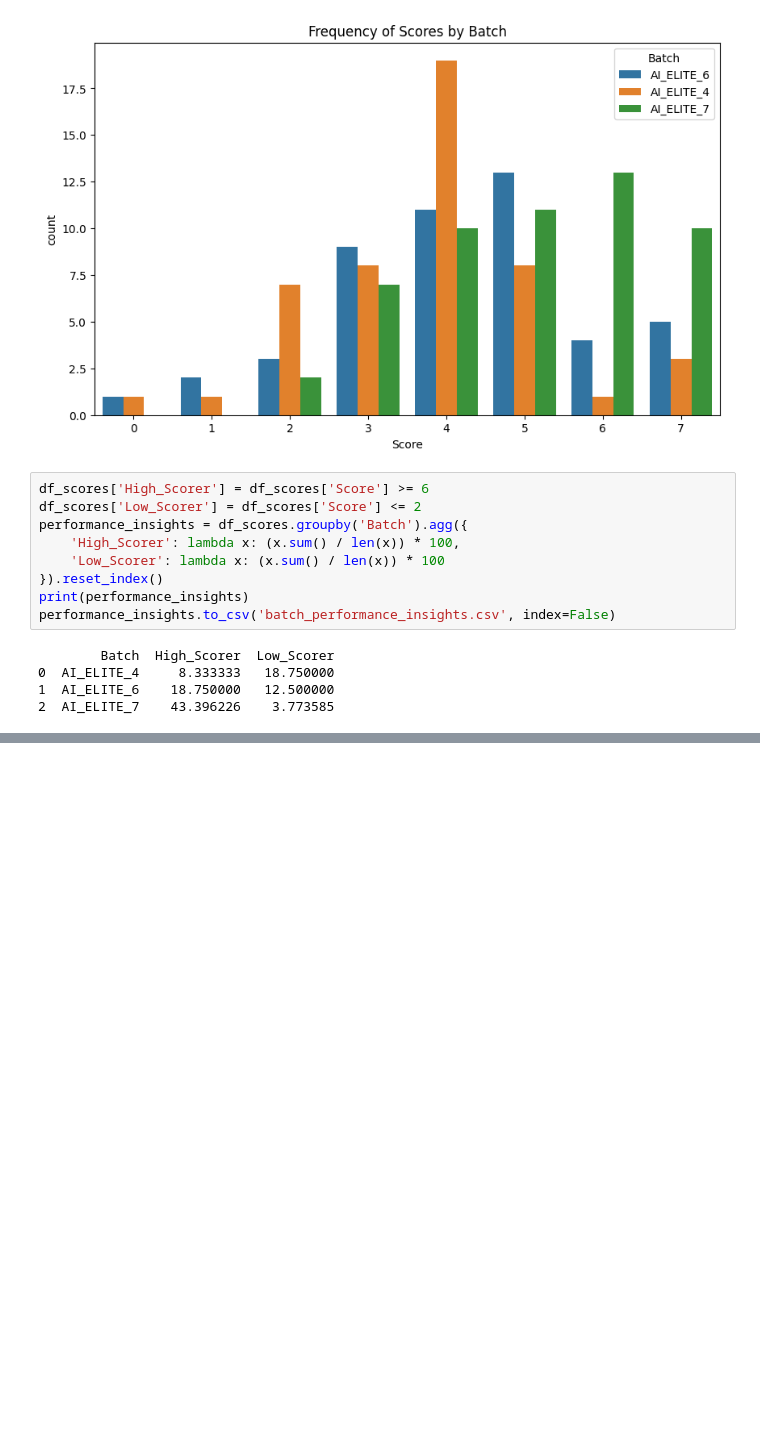
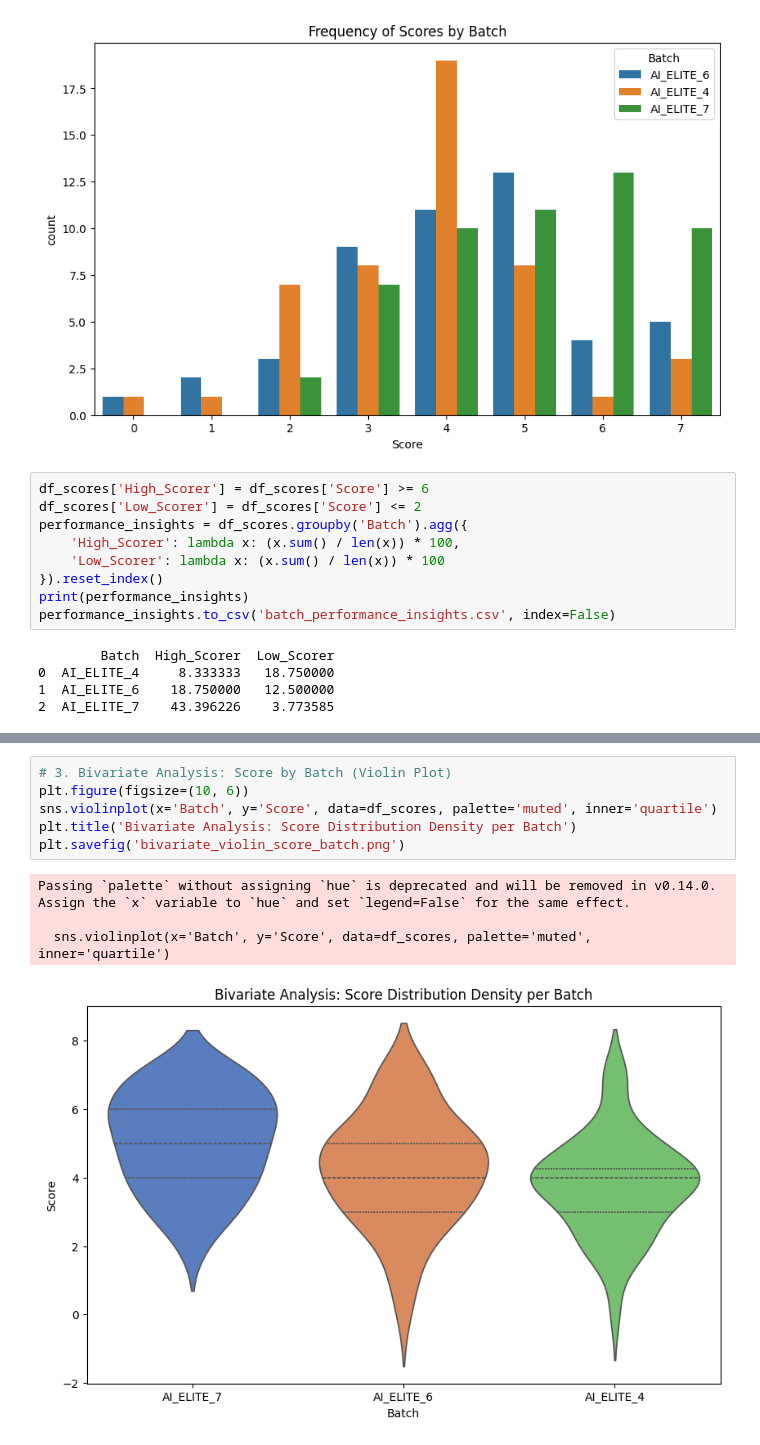
Before and after one commit to Yashyc27/Innomatics-Nov-2025-Intership, a Jupyter notebook: ML Task 1/ML_Task_1.ipynb, the cells around one changed output, grey strips where cells are left out. Drawn from its saved outputs; the diff is of its cells as text; blank space fills up the shorter version.

```diff
--- a/ML Task 1/ML_Task_1.ipynb
+++ b/ML Task 1/ML_Task_1.ipynb
@@ -51,0 +77,11 @@ performance_insights.to_csv('batch_performance_insights.csv', index=False)
+# %%
+# 3. Bivariate Analysis: Score by Batch (Violin Plot)
+plt.figure(figsize=(10, 6))
+sns.violinplot(x='Batch', y='Score', data=df_scores, palette='muted', inner='quartile')
+plt.title('Bivariate Analysis: Score Distribution Density per Batch')
+plt.savefig('bivariate_violin_score_batch.png')
+# %% [output]
+Passing `palette` without assigning `hue` is deprecated and will be removed in v0.14.0. Assign the `x` variable to `hue` and set `legend=False` for the same effect.
+
+  sns.violinplot(x='Batch', y='Score', data=df_scores, palette='muted', inner='quartile')
+[figure, added]
```
Also changed, not shown: parts of 5 cells of this notebook, 3 other files.
